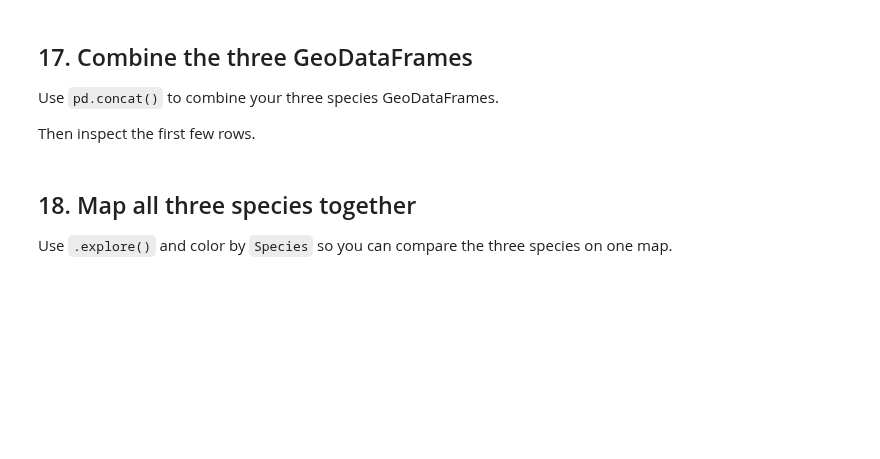
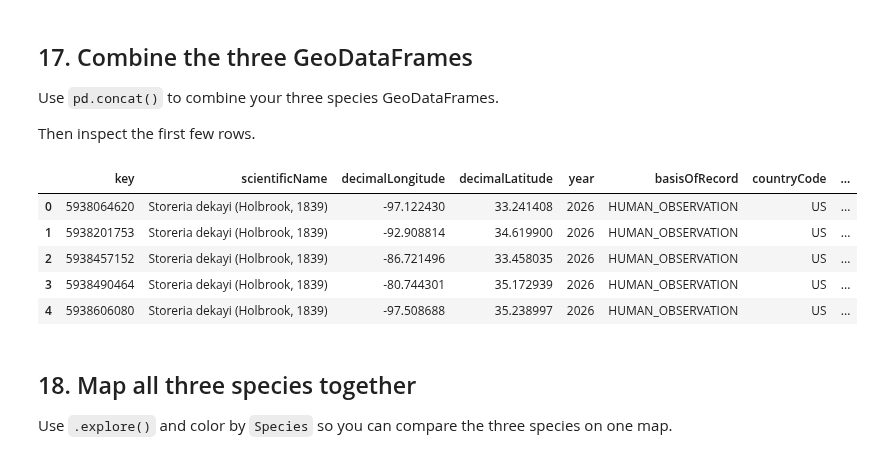
Before and after one commit to h-elle-borus/BIO597-SpatialBiodiversity, a Jupyter notebook: docs/assignments/Assignment-02-pygbif.ipynb, the cells around one changed output. Saved outputs shown, nothing was run; the diff lists cells and outputs as text; code cells hidden in the pictures; blank space fills up the shorter version.

```diff
--- a/docs/assignments/Assignment-02-pygbif.ipynb
+++ b/docs/assignments/Assignment-02-pygbif.ipynb
@@ -138,9 +196,9 @@ This cell should get the name suggestions and save the speciesKey.
 contortrix_suggestions = species.name_suggest(q="Agkistrodon contortrix")
 
 # Select the first element from the `contortrix_suggestions` list
-contortrix_match = ___________________
+contortrix_match = contortrix_suggestions[0]
 
 # Get the `speciesKey`
-contortrix_key = contortrix_match["__________"]
+contortrix_key = contortrix_match["speciesKey"]
 
 contortrix_key
@@ -170,3 +261,12 @@ This time you will do a little more on your own.
 First, use `species.name_suggest()` to get the `speciesKey` for *Pantherophis guttatus*.
 # %%
 # Write your code here.
+guttatus_suggestions = species.name_suggest(q="Pantherophis guttatus")
+
+
+guttatus_match = guttatus_suggestions[0]
+
+# Get the `speciesKey`
+guttatus_key = guttatus_match["speciesKey"]
+
+guttatus_key
@@ -178,3 +289,30 @@ Fetch up to 100 georeferenced records and convert them to a GeoDataFrame.
 Keep the cell simple. It is fine to copy and modify code from earlier cells.
 # %%
 # Write your code here.
+guttatus_records = occ.search(
+    speciesKey=guttatus_key,
+    hasCoordinate=True,
+    hasGeospatialIssue=False,
+    limit=100,
+)
+
+guttatus_df = pd.DataFrame(guttatus_records["results"])
+guttatus_df.head()
+
+guttatus_small = guttatus_df[
+    ["key", "scientificName", "decimalLongitude", "decimalLatitude", "year", "basisOfRecord", "countryCode"]
+]
+
+guttatus_small.head()
+
+guttatus_gdf = gpd.GeoDataFrame(
+    guttatus_small,
+    geometry=gpd.points_from_xy(guttatus_small["decimalLongitude"], guttatus_small["decimalLatitude"]),
+    crs="EPSG:4326",
+)
+
+
+guttatus_gdf["Species"] = "Pantherophis guttatus"
+guttatus_gdf.head()
+
+guttatus_gdf.explore()
@@ -185,9 +325,16 @@ Use `pd.concat()` to combine your three species GeoDataFrames.
 
 Then inspect the first few rows.
 # %%
-gbif_snakes = pd.concat([__________, __________, __________])
+gbif_snakes = pd.concat([dekayi_gdf, contortrix_gdf, guttatus_gdf])
 
 gbif_snakes.head()
+# %% [output]
+|  | key | scientificName | decimalLongitude | decimalLatitude | year | basisOfRecord | countryCode | ... |
+| 0 | 5938064620 | Storeria dekayi (Holbrook, 1839) | -97.122430 | 33.241408 | 2026 | HUMAN_OBSERVATION | US | ... |
+| 1 | 5938201753 | Storeria dekayi (Holbrook, 1839) | -92.908814 | 34.619900 | 2026 | HUMAN_OBSERVATION | US | ... |
+| 2 | 5938457152 | Storeria dekayi (Holbrook, 1839) | -86.721496 | 33.458035 | 2026 | HUMAN_OBSERVATION | US | ... |
+| 3 | 5938490464 | Storeria dekayi (Holbrook, 1839) | -80.744301 | 35.172939 | 2026 | HUMAN_OBSERVATION | US | ... |
+| 4 | 5938606080 | Storeria dekayi (Holbrook, 1839) | -97.508688 | 35.238997 | 2026 | HUMAN_OBSERVATION | US | ... |
 # %% [markdown]
 ## 18. Map all three species together
 
```
Also changed, not shown: parts of 21 cells of this notebook.
